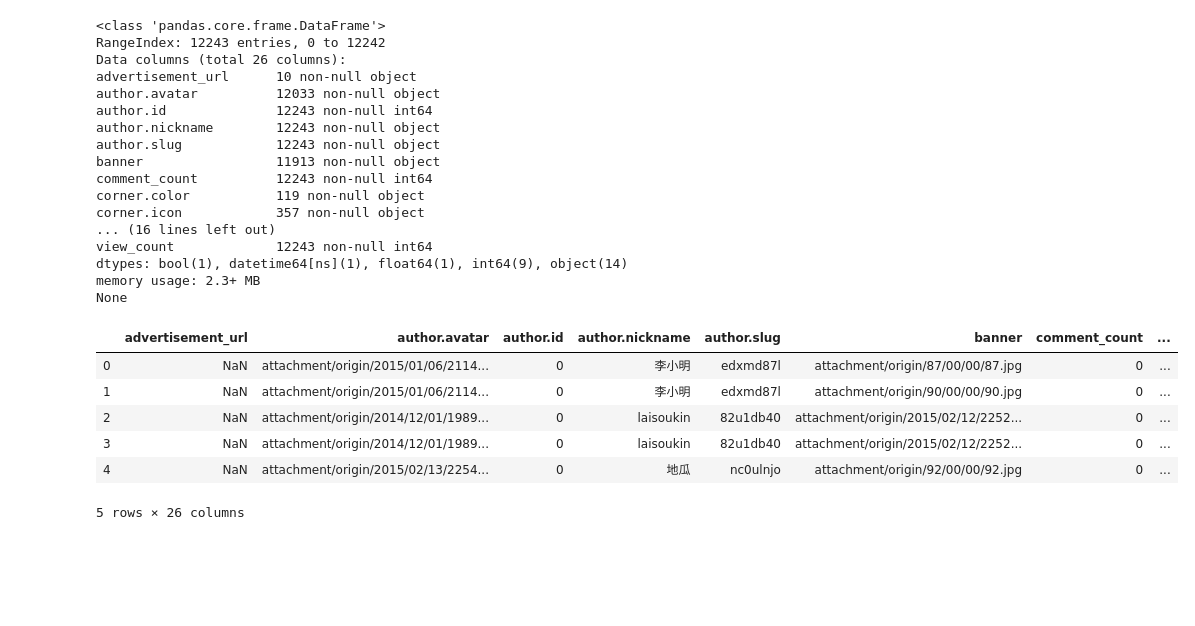
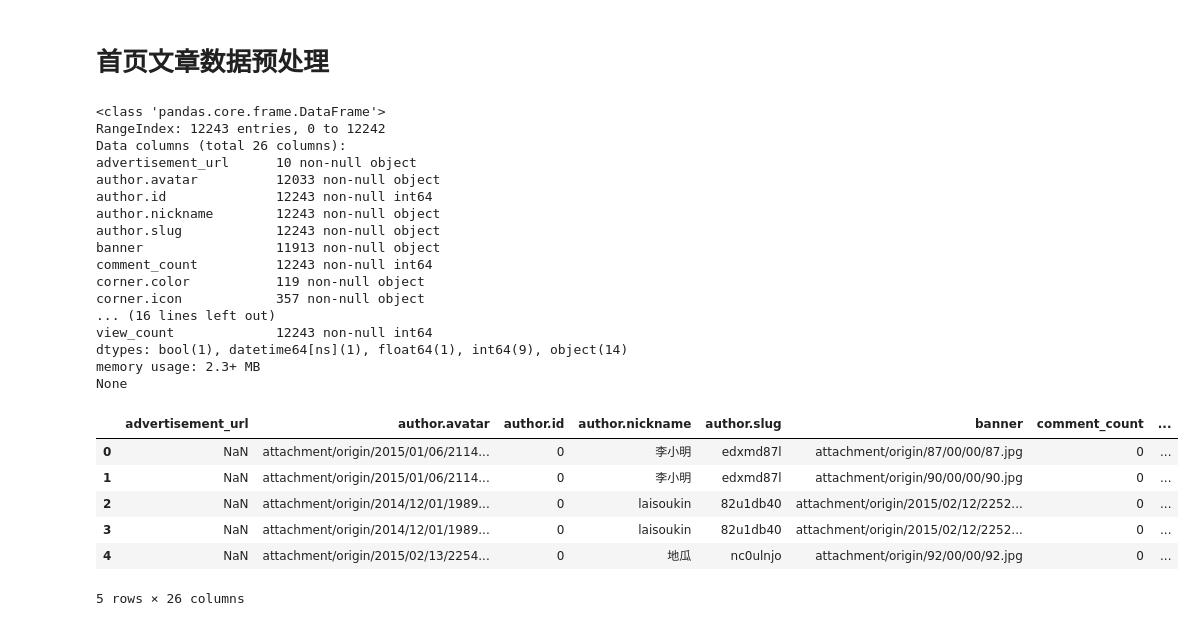
Before and after one commit to 100gle/sspai_spider, a Jupyter notebook: analysis/base_analysis.ipynb, the cells around one changed output. Cells and saved outputs as stored; diff of their text form; code cells hidden in the pictures; blank space fills up the shorter version.

```diff
--- a/analysis/base_analysis.ipynb
+++ b/analysis/base_analysis.ipynb
@@ -15,32 +10,32 @@ D:\Project\myGit\sspai_spider\analysis
+# %% [markdown]
+# 首页文章数据预处理
 # %%
 #读入 data 文件夹中的数据
-page = pd.read_excel('../data/page_data.xlsx')
-users = pd.read_excel('../data/user_data.xlsx')
+page = pd.read_excel(r'./data/page_data.xlsx') # Windows 用户需要修改路径
+print(page.info())
+page.head()
+# %% [output]
+<class 'pandas.core.frame.DataFrame'>
+RangeIndex: 12243 entries, 0 to 12242
+Data columns (total 26 columns):
+advertisement_url      10 non-null object
+author.avatar          12033 non-null object
+author.id              12243 non-null int64
+author.nickname        12243 non-null object
+author.slug            12243 non-null object
+banner                 11913 non-null object
+comment_count          12243 non-null int64
+corner.color           119 non-null object
+corner.icon            357 non-null object
+... (16 lines left out)
+view_count             12243 non-null int64
+dtypes: bool(1), datetime64[ns](1), float64(1), int64(9), object(14)
+memory usage: 2.3+ MB
+None
+|  | advertisement_url | author.avatar | author.id | author.nickname | author.slug | banner | comment_count | ... |
+| 0 | NaN | attachment/origin/2015/01/06/2114... | 0 | 李小明 | edxmd87l | attachment/origin/87/00/00/87.jpg | 0 | ... |
+| 1 | NaN | attachment/origin/2015/01/06/2114... | 0 | 李小明 | edxmd87l | attachment/origin/90/00/00/90.jpg | 0 | ... |
+| 2 | NaN | attachment/origin/2014/12/01/1989... | 0 | laisoukin | 82u1db40 | attachment/origin/2015/02/12/2252... | 0 | ... |
+| 3 | NaN | attachment/origin/2014/12/01/1989... | 0 | laisoukin | 82u1db40 | attachment/origin/2015/02/12/2252... | 0 | ... |
+| 4 | NaN | attachment/origin/2015/02/13/2254... | 0 | 地瓜 | nc0ulnjo | attachment/origin/92/00/00/92.jpg | 0 | ... |
+5 rows × 26 columns
-# %%
-print(page.info())
-page.head()
-# %% [output]
-<class 'pandas.core.frame.DataFrame'>
-RangeIndex: 12243 entries, 0 to 12242
-Data columns (total 26 columns):
-advertisement_url      10 non-null object
-author.avatar          12033 non-null object
-author.id              12243 non-null int64
-author.nickname        12243 non-null object
-author.slug            12243 non-null object
-banner                 11913 non-null object
-comment_count          12243 non-null int64
-corner.color           119 non-null object
-corner.icon            357 non-null object
-... (16 lines left out)
-view_count             12243 non-null int64
-dtypes: bool(1), datetime64[ns](1), float64(1), int64(9), object(14)
-memory usage: 2.3+ MB
-None
-|  | advertisement_url | author.avatar | author.id | author.nickname | author.slug | banner | comment_count | ... |
-| 0 | NaN | attachment/origin/2015/01/06/2114... | 0 | 李小明 | edxmd87l | attachment/origin/87/00/00/87.jpg | 0 | ... |
-| 1 | NaN | attachment/origin/2015/01/06/2114... | 0 | 李小明 | edxmd87l | attachment/origin/90/00/00/90.jpg | 0 | ... |
-| 2 | NaN | attachment/origin/2014/12/01/1989... | 0 | laisoukin | 82u1db40 | attachment/origin/2015/02/12/2252... | 0 | ... |
-| 3 | NaN | attachment/origin/2014/12/01/1989... | 0 | laisoukin | 82u1db40 | attachment/origin/2015/02/12/2252... | 0 | ... |
-| 4 | NaN | attachment/origin/2015/02/13/2254... | 0 | 地瓜 | nc0ulnjo | attachment/origin/92/00/00/92.jpg | 0 | ... |
-5 rows × 26 columns
```
Also changed, not shown: parts of 41 cells of this notebook.
